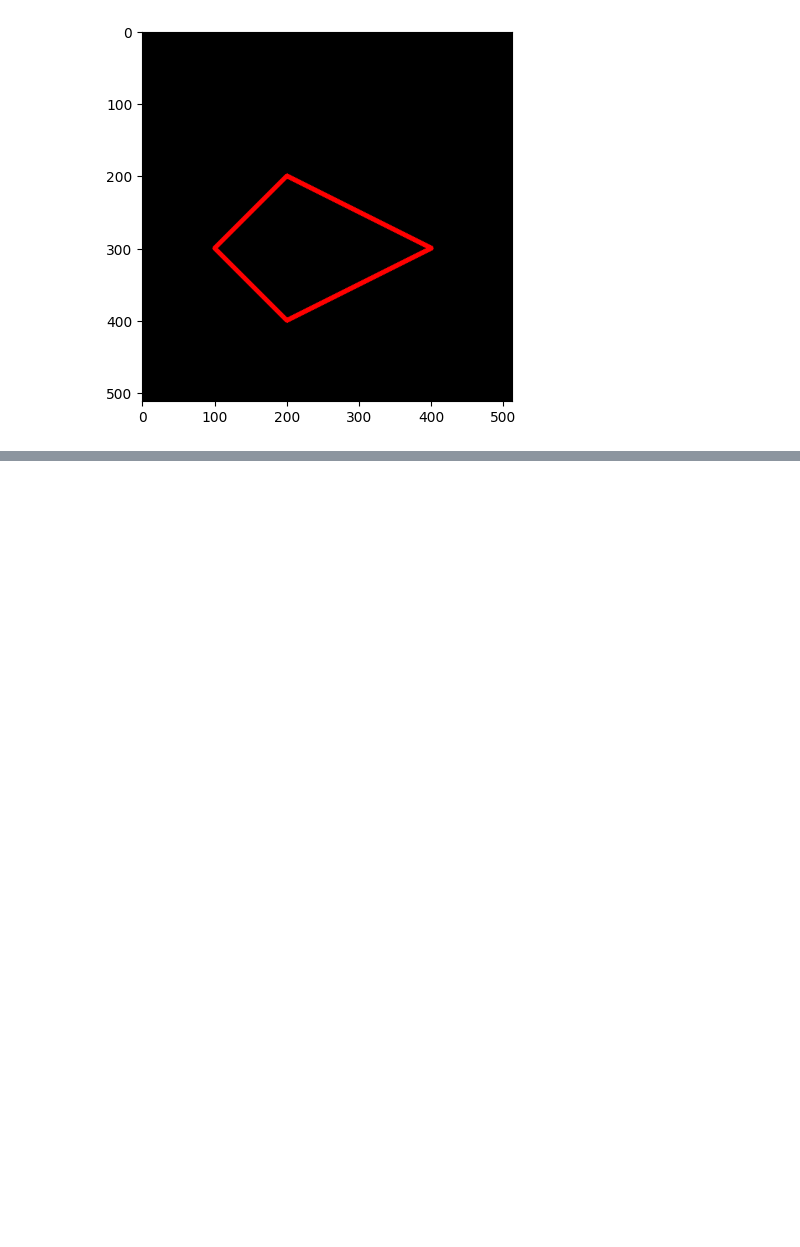
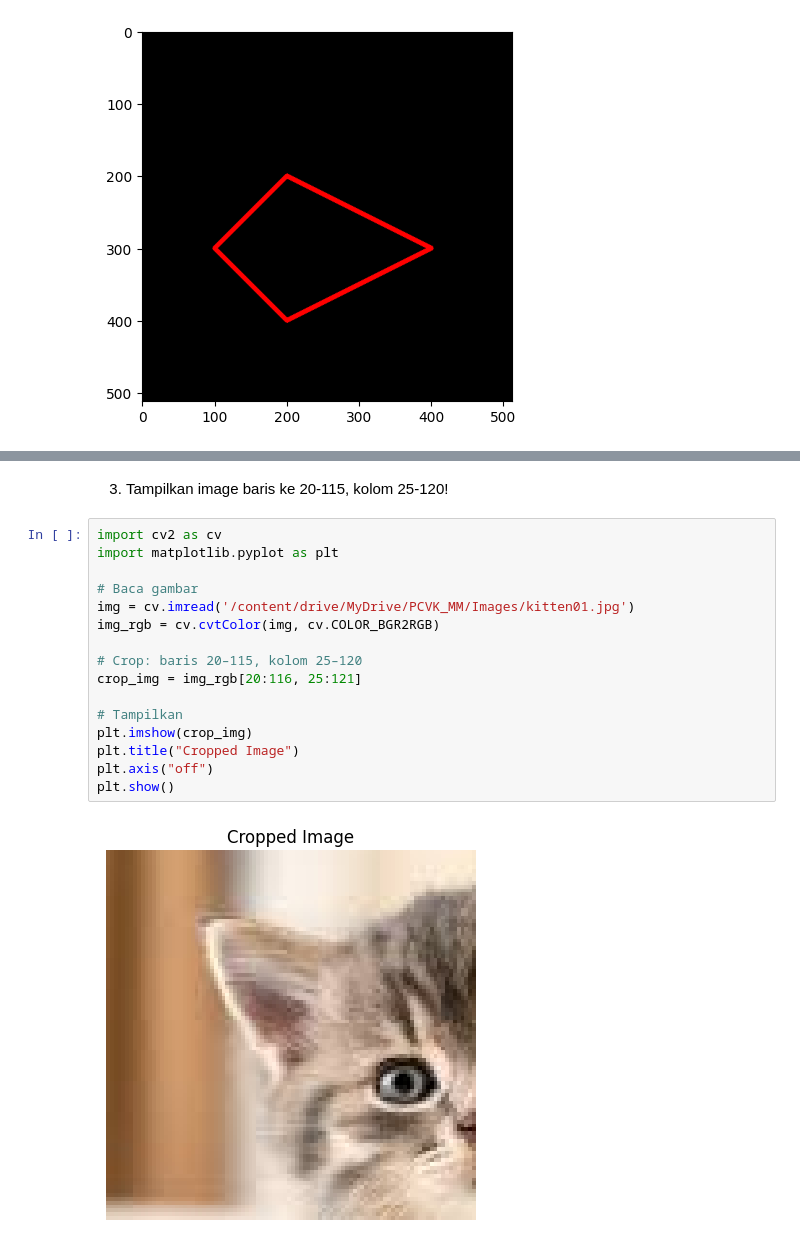
Before and after one commit to om-ica/PCVK_Ganjil_2025, a Jupyter notebook: Week2.ipynb, the cells around one changed output, grey strips where cells are left out. Saved outputs shown, nothing was run; the diff lists cells and outputs as text; blank space fills up the shorter version.

```diff
--- a/Week2.ipynb
+++ b/Week2.ipynb
@@ -163,0 +233,20 @@ plt.imshow(black_img2)
+# %% [markdown]
+3. Tampilkan image baris ke 20-115, kolom 25-120!
+# %%
+import cv2 as cv
+import matplotlib.pyplot as plt
+
+# Baca gambar
+img = cv.imread('/content/drive/MyDrive/PCVK_MM/Images/kitten01.jpg')
+img_rgb = cv.cvtColor(img, cv.COLOR_BGR2RGB)
+
+# Crop: baris 20–115, kolom 25–120
+crop_img = img_rgb[20:116, 25:121]
+
+# Tampilkan
+plt.imshow(crop_img)
+plt.title("Cropped Image")
+plt.axis("off")
+plt.show()
+# %% [output]
+[figure, added]
```
Also changed, not shown: parts of 23 cells of this notebook.
